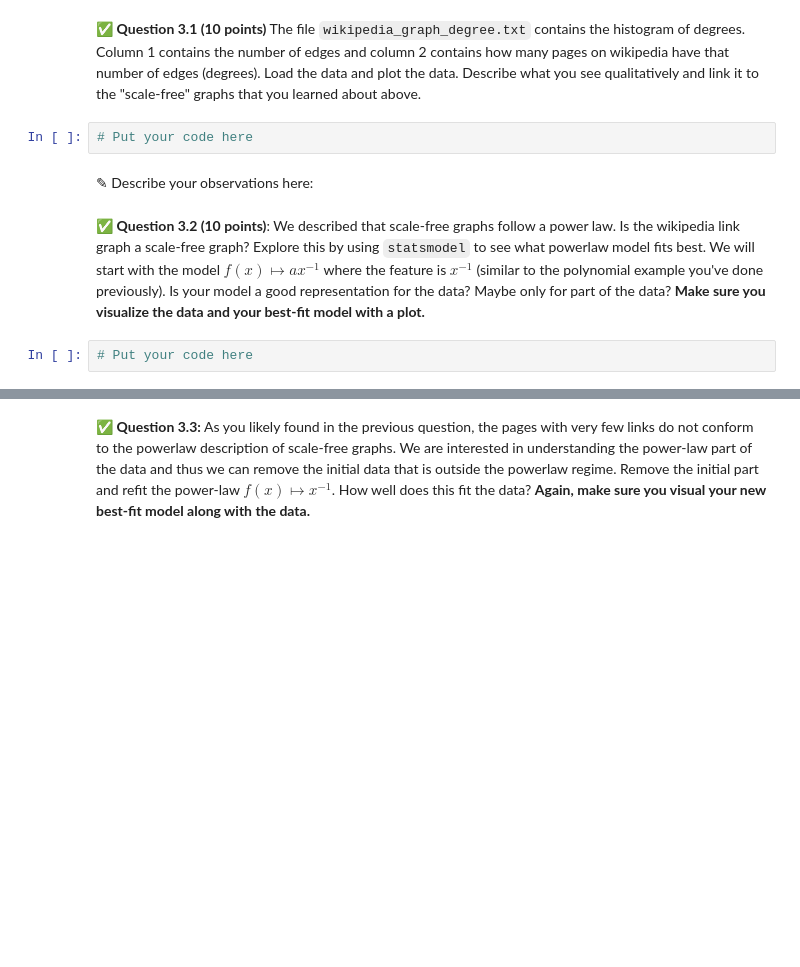
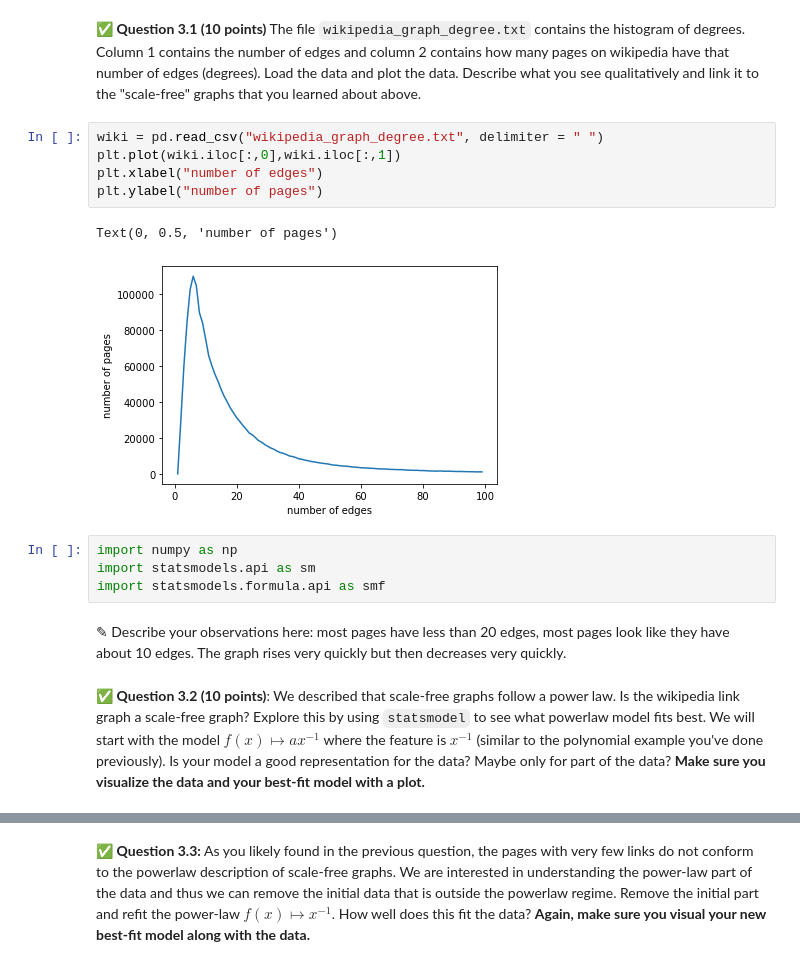
Before and after one commit to ahmedtawakol/cmse202-s21-turnin, a Jupyter notebook: hw-04/HW-04_graph_regression-STUDENT.ipynb, the cells around one changed output, grey strips where cells are left out. Drawn from its saved outputs; the diff is of its cells as text; blank space fills up the shorter version.

```diff
--- a/hw-04/HW-04_graph_regression-STUDENT.ipynb
+++ b/hw-04/HW-04_graph_regression-STUDENT.ipynb
@@ -314,11 +314,19 @@ In the previous section, we discussed the topology of graphs specifically the nu
 For the regression model fitting that you're going to do in this part of the assignment, **use the `statsmodels` Python package we've used previously.**
 # %% [markdown]
 &#9989; **Question 3.1 (10 points)** The file `wikipedia_graph_degree.txt` contains the histogram of degrees. Column 1 contains the number of edges and column 2 contains how many pages on wikipedia have that number of edges (degrees). Load the data and plot the data. Describe what you see qualitatively and link it to the "scale-free" graphs that you learned about above.
-# %%
-# Put your code here
-# %% [markdown]
-<font size=+3>&#9998;</font> Describe your observations here:
+# %%
+wiki = pd.read_csv("wikipedia_graph_degree.txt", delimiter = " ")
+plt.plot(wiki.iloc[:,0],wiki.iloc[:,1])
+plt.xlabel("number of edges")
+plt.ylabel("number of pages")
+# %% [output]
+Text(0, 0.5, 'number of pages')
+[figure, added]
+# %%
+import numpy as np
+import statsmodels.api as sm
+import statsmodels.formula.api as smf
+# %% [markdown]
+<font size=+3>&#9998;</font> Describe your observations here: most pages have less than 20 edges, most pages look like they have about 10 edges. The graph rises very quickly but then decreases very quickly.
 # %% [markdown]
 &#9989; **Question 3.2 (10 points)**: We described that scale-free graphs follow a power law. Is the wikipedia link graph a scale-free graph? Explore this by using `statsmodel` to see what powerlaw model fits best. We will start with the model $f(x) \mapsto a x^{-1}$ where the feature is $x^{-1}$ (similar to the polynomial example you've done previously). Is your model a good representation for the data? Maybe only for part of the data? **Make sure you visualize the data and your best-fit model with a plot.**
-# %%
-# Put your code here
```
Also changed, not shown: parts of 9 cells of this notebook.
